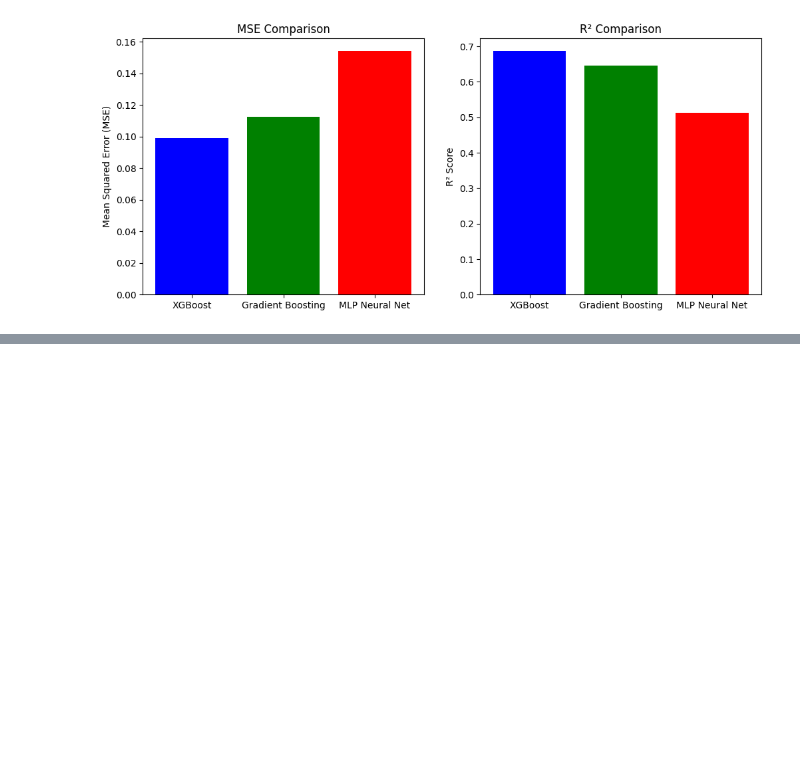
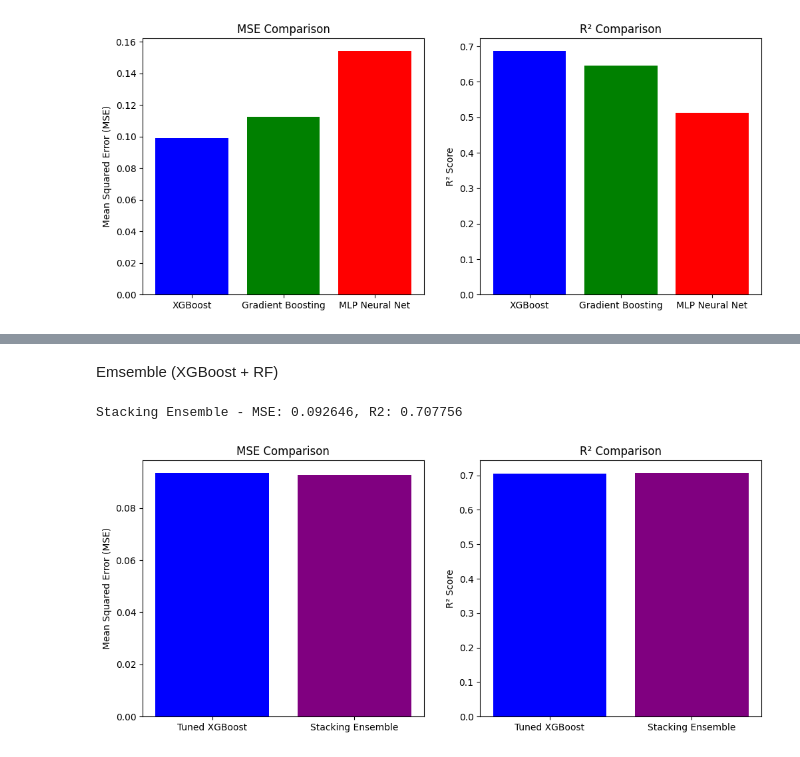
Before and after one commit to Chloy02/Photometric_Redshift_Estimation, a Jupyter notebook: Data_processing_and_model/Hybrid_Model.ipynb, the cells around one changed output, grey strips where cells are left out. Cells and saved outputs as stored; diff of their text form; code cells hidden in the pictures; blank space fills up the shorter version.

Commit message:
Tried Emsembling XGBoost and RF and also tuning XGBoost Hyperparameters

```diff
--- a/Data_processing_and_model/Hybrid_Model.ipynb
+++ b/Data_processing_and_model/Hybrid_Model.ipynb
@@ -433,0 +481,48 @@ plt.show()
+# %% [markdown]
+Emsemble (XGBoost + RF)
+# %%
+from sklearn.ensemble import StackingRegressor, RandomForestRegressor, GradientBoostingRegressor
+from sklearn.linear_model import Ridge  # Final meta-learner
+
+# Define base models
+base_models = [
+    ('xgb', best_xgb),  # Best tuned XGBoost
+    ('rf', RandomForestRegressor(n_estimators=200, random_state=42)),
+    ('gbr', GradientBoostingRegressor(n_estimators=150, learning_rate=0.05, random_state=42))
+]
+
+# Stacking Ensemble
+stacking_model = StackingRegressor(estimators=base_models, final_estimator=Ridge())
+
+# Train Stacking Model
+stacking_model.fit(X_train, y_train)
+y_pred_stack = stacking_model.predict(X_test)
+
+# Evaluate
+mse_stack = mean_squared_error(y_test, y_pred_stack)
+r2_stack = r2_score(y_test, y_pred_stack)
+
+print(f"Stacking Ensemble - MSE: {mse_stack:.6f}, R2: {r2_stack:.6f}")
+
+
+# ---- PLOT COMPARISON ----
+models = ['Tuned XGBoost', 'Stacking Ensemble']
+mse_scores = [mse_xgb, mse_stack]
+r2_scores = [r2_xgb, r2_stack]
+
+fig, ax = plt.subplots(1, 2, figsize=(12, 5))
+
+# MSE Plot
+ax[0].bar(models, mse_scores, color=['blue', 'purple'])
+ax[0].set_ylabel("Mean Squared Error (MSE)")
+ax[0].set_title("MSE Comparison")
+
+# R2 Score Plot
+ax[1].bar(models, r2_scores, color=['blue', 'purple'])
+ax[1].set_ylabel("R² Score")
+ax[1].set_title("R² Comparison")
+
+plt.show()
+# %% [output]
+Stacking Ensemble - MSE: 0.092646, R2: 0.707756
+[figure, added]
```
Also changed, not shown: parts of 2 cells of this notebook.
